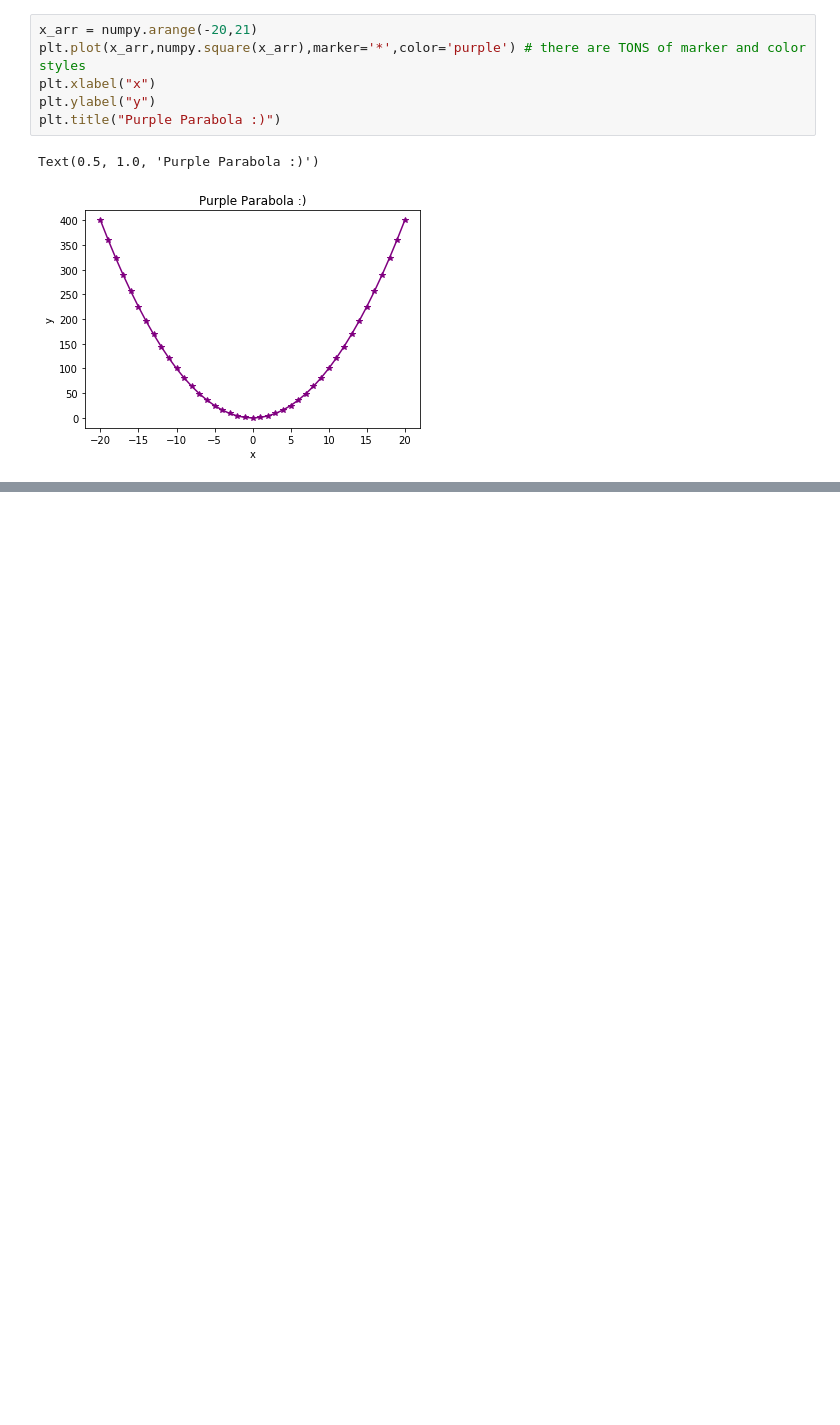
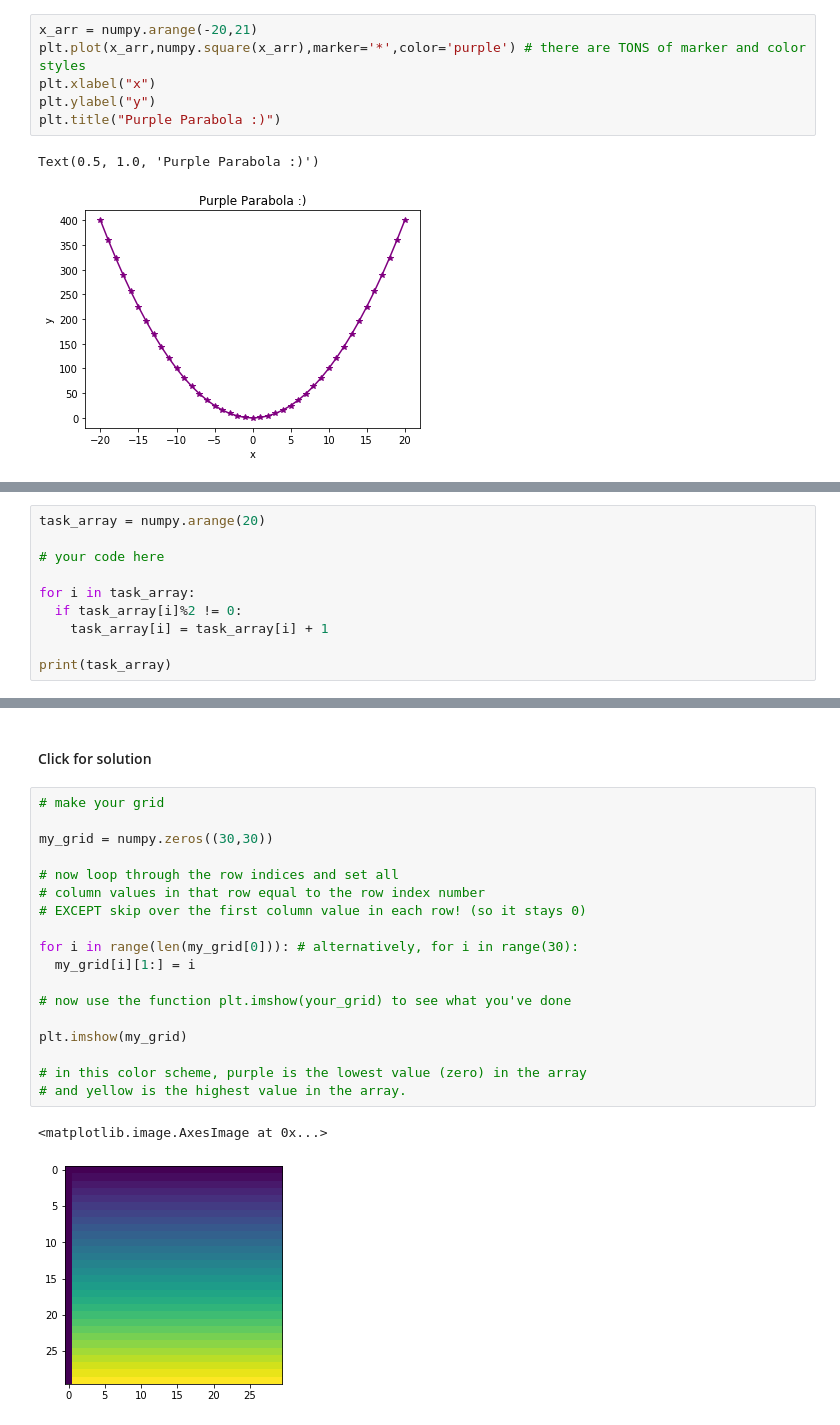
Before and after one commit to imruffin/FEMMESHackathon, a Jupyter notebook: workshop_2.ipynb, the cells around one changed output, grey strips where cells are left out. Saved outputs shown, nothing was run; the diff lists cells and outputs as text; blank space fills up the shorter version.

```diff
--- a/workshop_2.ipynb
+++ b/workshop_2.ipynb
@@ -123,0 +183,10 @@ Text(0.5, 1.0, 'Purple Parabola :)')
+# %%
+task_array = numpy.arange(20)
+
+# your code here
+
+for i in task_array:
+  if task_array[i]%2 != 0:
+    task_array[i] = task_array[i] + 1
+
+print(task_array)
@@ -123,0 +292,23 @@ Text(0.5, 1.0, 'Purple Parabola :)')
+# %% [markdown]
+#### Click for solution
+# %%
+# make your grid
+
+my_grid = numpy.zeros((30,30))
+
+# now loop through the row indices and set all
+# column values in that row equal to the row index number
+# EXCEPT skip over the first column value in each row! (so it stays 0)
+
+for i in range(len(my_grid[0])): # alternatively, for i in range(30):
+  my_grid[i][1:] = i
+
+# now use the function plt.imshow(your_grid) to see what you've done
+
+plt.imshow(my_grid)
+
+# in this color scheme, purple is the lowest value (zero) in the array
+# and yellow is the highest value in the array.
+# %% [output]
+<matplotlib.image.AxesImage at 0x...>
+[figure, added]
```
Also changed, not shown: parts of 20 cells of this notebook.
